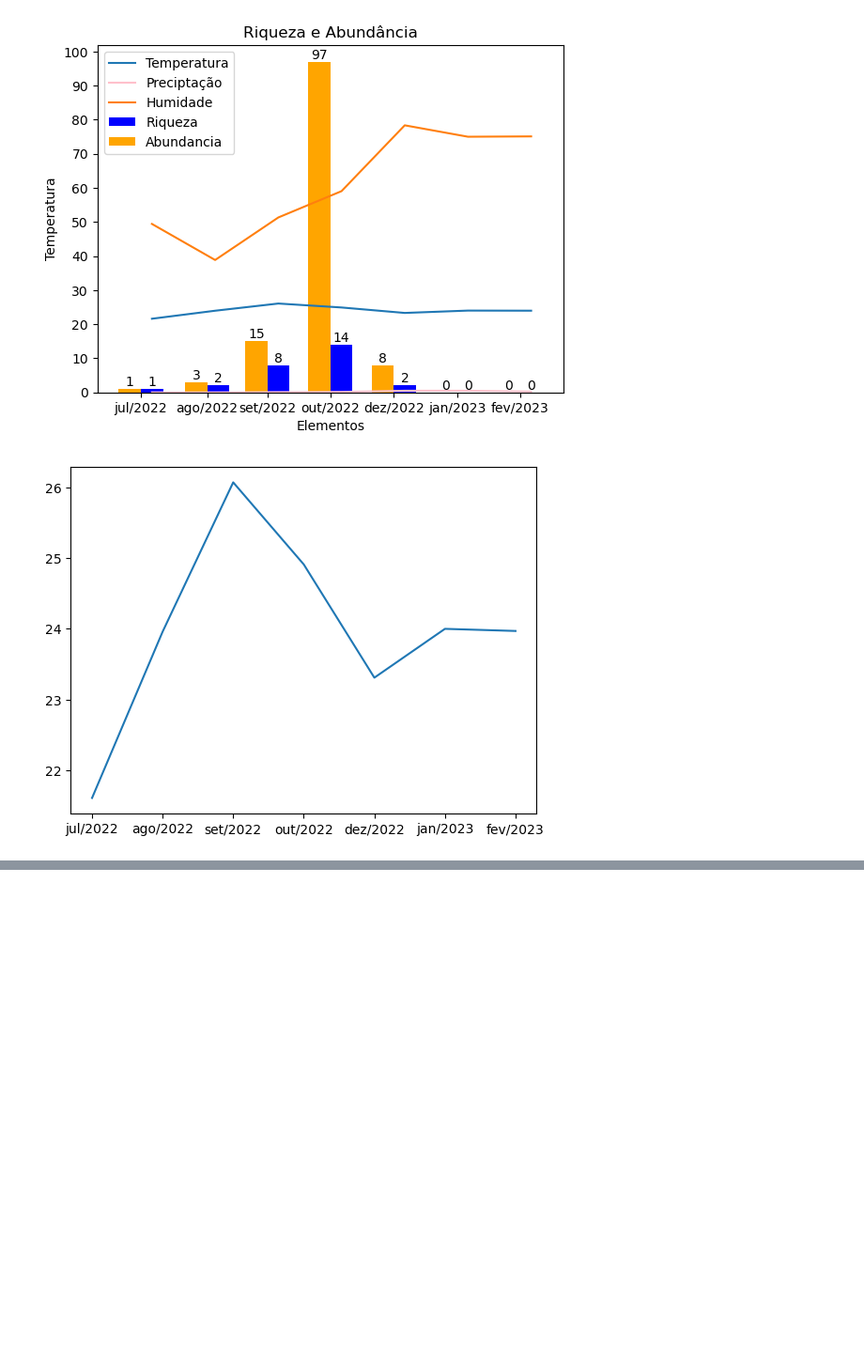
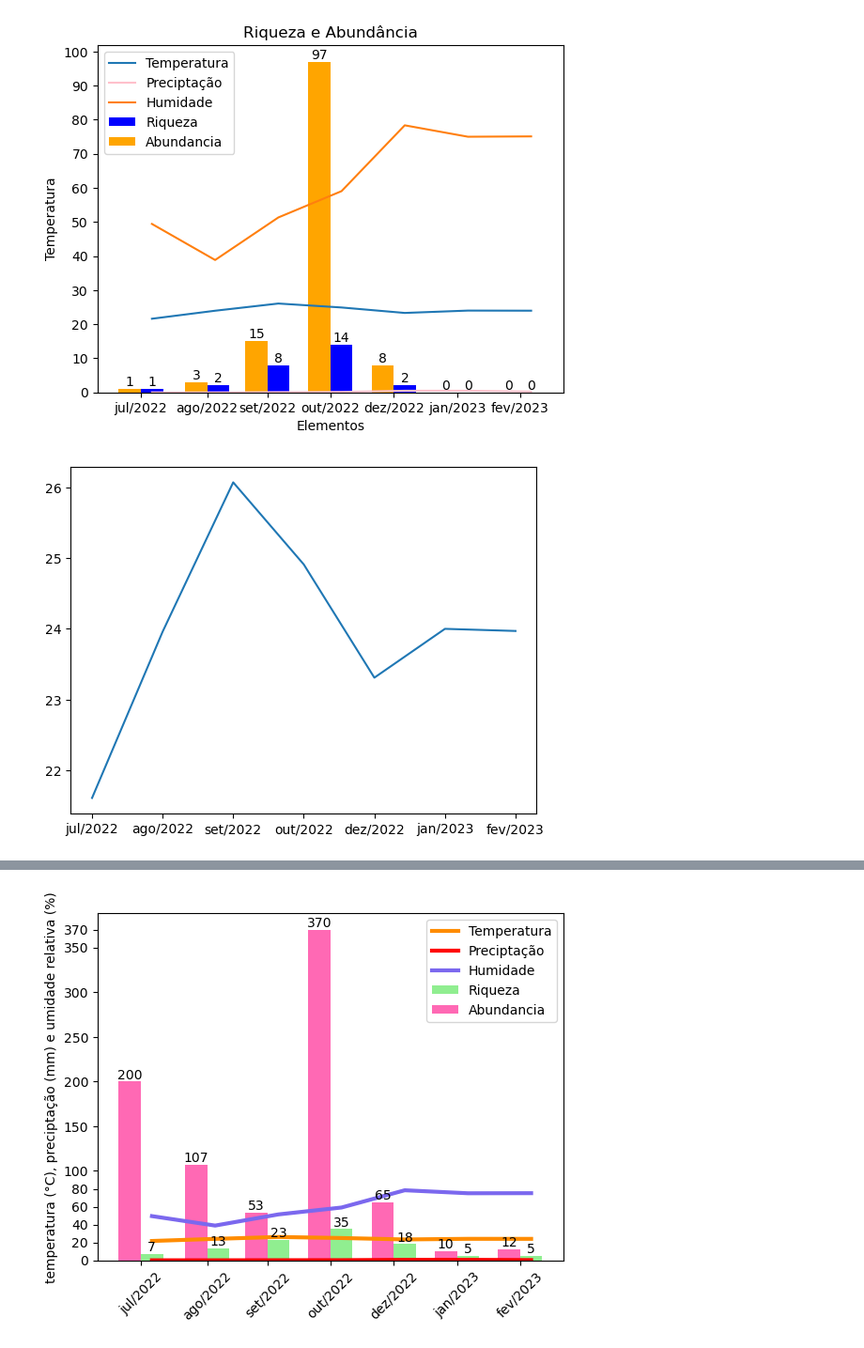
Before and after one commit to ikaromm/Estudos, a Jupyter notebook: ajudatcc/graf.ipynb, the cells around one changed output, grey strips where cells are left out. Shown at 94% size. Drawn from its saved outputs; the diff is of its cells as text; code cells hidden in the pictures; blank space fills up the shorter version.

Commit message:
Att dados

```diff
--- a/ajudatcc/graf.ipynb
+++ b/ajudatcc/graf.ipynb
@@ -296,0 +300,78 @@ plt.show()
+# %%
+dados = pd.read_excel("dados.xlsx")
+abund = pd.read_excel("tab2.xlsx", sheet_name="abund")
+riq = pd.read_excel("tab2.xlsx", sheet_name="riq")
+
+# Create a single figure and ax object
+fig, ax = plt.subplots()
+
+
+# Set the width of each bar
+bar_width = 0.35  # Adjust this value to control the width of the bars
+
+# Create the first bar plot
+bar1_positions = [0, 1.05, 2, 3, 4, 5, 6]
+riq_values = riq.iloc[0, 1:]
+
+for i, (position, value) in enumerate(zip(bar1_positions, riq_values)):
+    bar1 = ax.bar(position, value, bar_width, color = 'lightgreen')
+
+    # Add the value on top of the bar
+    ax.text(position, value + 0.1, str(value), ha='center', va='bottom')
+
+# Create the second bar plot
+bar2_positions = [-0.35, 0.7, 1.65, 2.65, 3.65, 4.65, 5.65]
+abund_values = abund.iloc[0, 1:]
+
+for i, (position, value) in enumerate(zip(bar2_positions, abund_values)):
+    bar2 = ax.bar(position, value, bar_width, color='hotpink')
+
+    # Add the value on top of the bar
+    ax.text(position, value + 0.1, str(value), ha='center', va='bottom')
+
+
+
+# Set labels and title
+
+ax.set_ylabel('temperatura (°C), preciptação (mm) e umidade relativa (%)')
+ax.set_title(' ')
+
+# Calculate the center of the bars
+center_positions = [(bar1_position + bar2_position) / 2 for bar1_position, bar2_position in zip(bar1_positions, bar2_positions)]
+
+# Set the x-axis tick positions to the center of each bar
+ax.set_xticks(center_positions)
+
+# Set the x-axis tick labels
+ax.set_xticklabels(riq.columns[1:])
+
+#
+plt.yticks([0, 20,40,60,80,100,150,200,250,300,350,370])
+
+###TEMP
+
+# Read the temperature data and month labels
+temperature_data = dados.iloc[0, 1:]
+prec_data = dados.iloc[1, 1:]
+humidade_data = dados.iloc[2, 1:]
+month_labels = dados.columns[1:]  # Assuming the first column is the index
+
+# Convert the temperature data to numeric data type
+temperature_data = pd.to_numeric(temperature_data)
+
+ax.plot(temperature_data, label='Temperatura',linewidth=3.0, color = "darkorange")
+ax.plot(prec_data, label='Preciptação',linewidth=3.0, color = "red")
+ax.plot(humidade_data, label='Humidade',linewidth=3.0, color = "mediumslateblue")
+# Add the legend
+#ax.legend(loc='upper right', frameon=False)
+bar1.set_label('Riqueza')
+bar2.set_label('Abundancia')
+ax.set_xticklabels(riq.columns[1:], rotation=45)
+ax.legend()
+
+#plt.grid(axis = "y")
+
+# Show the plot
+plt.show()
+# %% [output]
+[figure, added]
```
Also changed, not shown: parts of 3 cells of this notebook, 5 other files.
